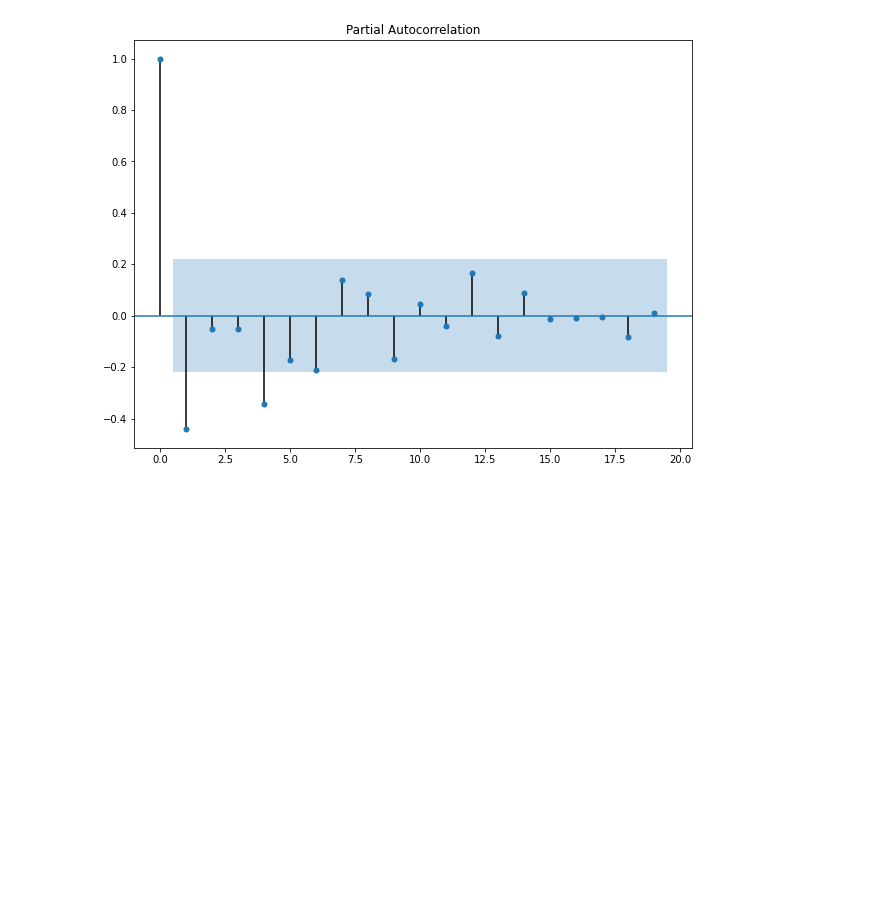
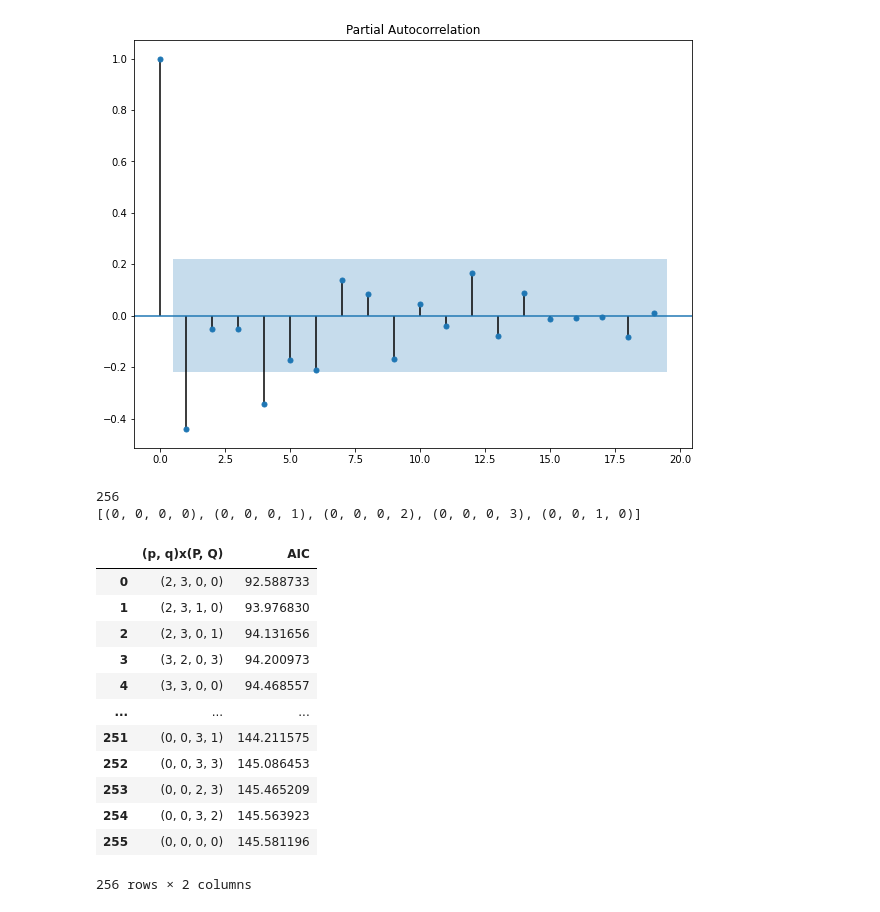
Before and after one commit to thiago2608santana/Analise_Series_Temporais, a Jupyter notebook: SARIMA.ipynb, the cells around one changed output. Drawn from its saved outputs; the diff is of its cells as text; code cells hidden in the pictures; blank space fills up the shorter version.

```diff
--- a/SARIMA.ipynb
+++ b/SARIMA.ipynb
@@ -112,0 +147,34 @@ plot_pacf(data['data_tr_2'][5:])
+# %%
+p = range(0, 4, 1)
+d = 1
+q = range(0, 4, 1)
+P = range(0, 4, 1)
+D = 1
+Q = range(0, 4, 1)
+s = 4
+
+parameters = product(p, q, P, Q)
+parameters_list = list(parameters)
+# %%
+print(len(parameters_list))
+print(parameters_list[:5])
+# %% [output]
+256
+[(0, 0, 0, 0), (0, 0, 0, 1), (0, 0, 0, 2), (0, 0, 0, 3), (0, 0, 1, 0)]
+# %%
+result_df = optimize_SARIMA(data['data'], parameters_list, 1, 1, 4)
+result_df
+# %% [output]
+|  | (p, q)x(P, Q) | AIC |
+| 0 | (2, 3, 0, 0) | 92.588733 |
+| 1 | (2, 3, 1, 0) | 93.976830 |
+| 2 | (2, 3, 0, 1) | 94.131656 |
+| 3 | (3, 2, 0, 3) | 94.200973 |
+| 4 | (3, 3, 0, 0) | 94.468557 |
+| ... | ... | ... |
+| 251 | (0, 0, 3, 1) | 144.211575 |
+| 252 | (0, 0, 3, 3) | 145.086453 |
+| 253 | (0, 0, 2, 3) | 145.465209 |
+| 254 | (0, 0, 3, 2) | 145.563923 |
+| 255 | (0, 0, 0, 0) | 145.581196 |
+256 rows × 2 columns
```
Also changed, not shown: parts of 9 cells of this notebook.
